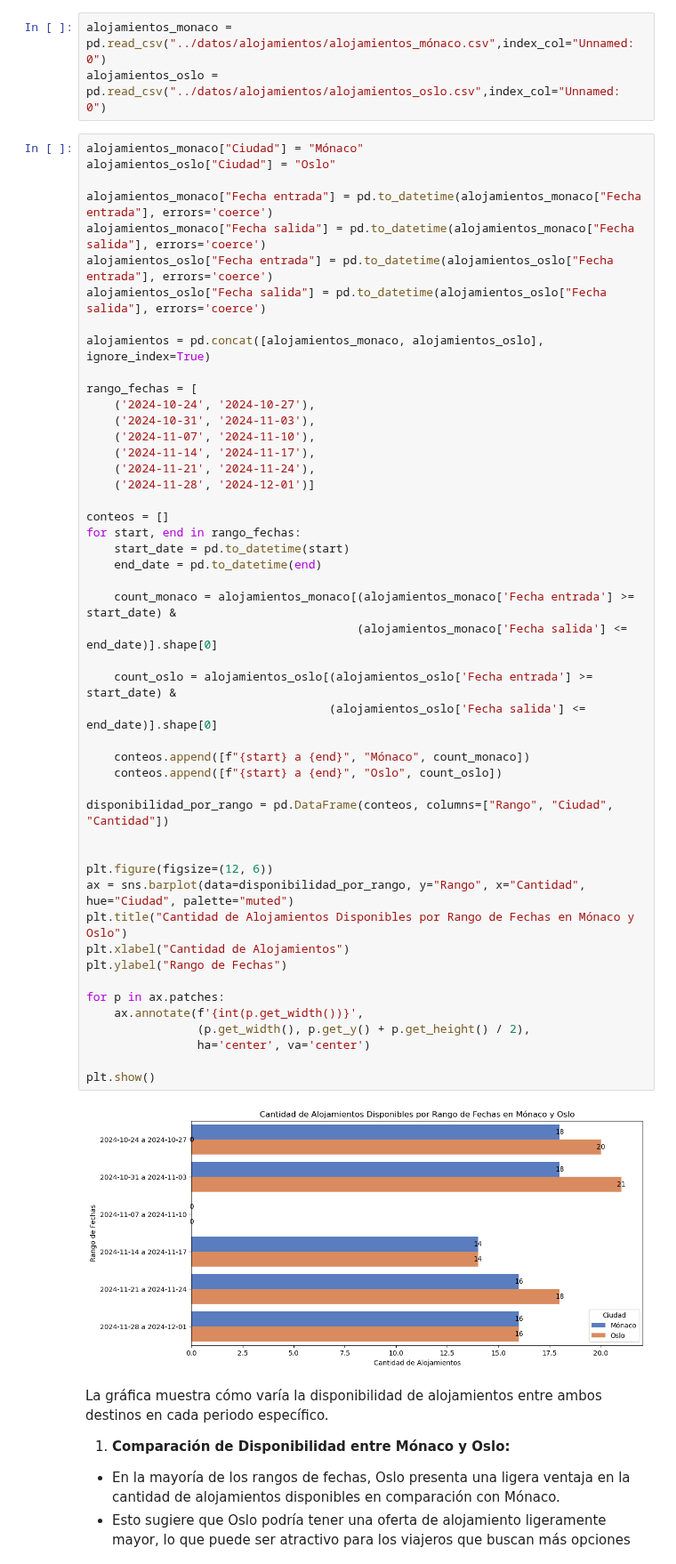
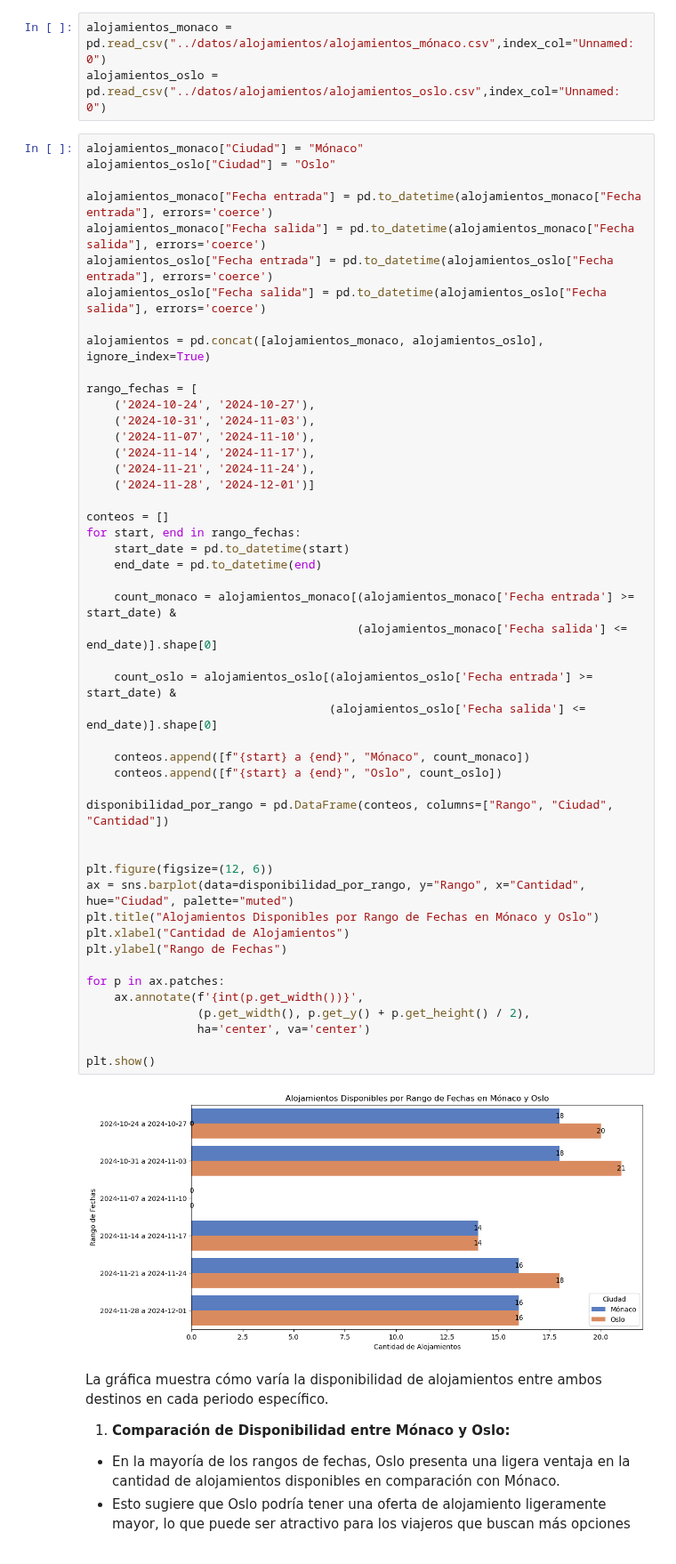
Before and after one commit to apelsito/Proyecto3-Explorando-Viajes, a Jupyter notebook: jupyter_notebooks/06_Comparativas_Precio.ipynb, the cells around one changed output. Shown at 89% size. Saved outputs shown, nothing was run; the diff lists cells and outputs as text.

```diff
--- a/jupyter_notebooks/06_Comparativas_Precio.ipynb
+++ b/jupyter_notebooks/06_Comparativas_Precio.ipynb
@@ -166,35 +166,35 @@ rango_fechas = [
 
 conteos = []
 for start, end in rango_fechas:
     start_date = pd.to_datetime(start)
     end_date = pd.to_datetime(end)
 
     count_monaco = alojamientos_monaco[(alojamientos_monaco['Fecha entrada'] >= start_date) &
                                        (alojamientos_monaco['Fecha salida'] <= end_date)].shape[0]
 
     count_oslo = alojamientos_oslo[(alojamientos_oslo['Fecha entrada'] >= start_date) &
                                    (alojamientos_oslo['Fecha salida'] <= end_date)].shape[0]
 
     conteos.append([f"{start} a {end}", "Mónaco", count_monaco])
     conteos.append([f"{start} a {end}", "Oslo", count_oslo])
 
 disponibilidad_por_rango = pd.DataFrame(conteos, columns=["Rango", "Ciudad", "Cantidad"])
 
 
 plt.figure(figsize=(12, 6))
 ax = sns.barplot(data=disponibilidad_por_rango, y="Rango", x="Cantidad", hue="Ciudad", palette="muted")
-plt.title("Cantidad de Alojamientos Disponibles por Rango de Fechas en Mónaco y Oslo")
+plt.title("Alojamientos Disponibles por Rango de Fechas en Mónaco y Oslo")
 plt.xlabel("Cantidad de Alojamientos")
 plt.ylabel("Rango de Fechas")
 
 for p in ax.patches:
     ax.annotate(f'{int(p.get_width())}',
                 (p.get_width(), p.get_y() + p.get_height() / 2),
                 ha='center', va='center')
 
 plt.show()
 # %% [output]
-[figure, old version]
+[figure, new version]
 # %% [markdown]
 
 La gráfica muestra cómo varía la disponibilidad de alojamientos entre ambos destinos en cada periodo específico.
```
Also changed, not shown: parts of 7 cells of this notebook, 10 other files.
